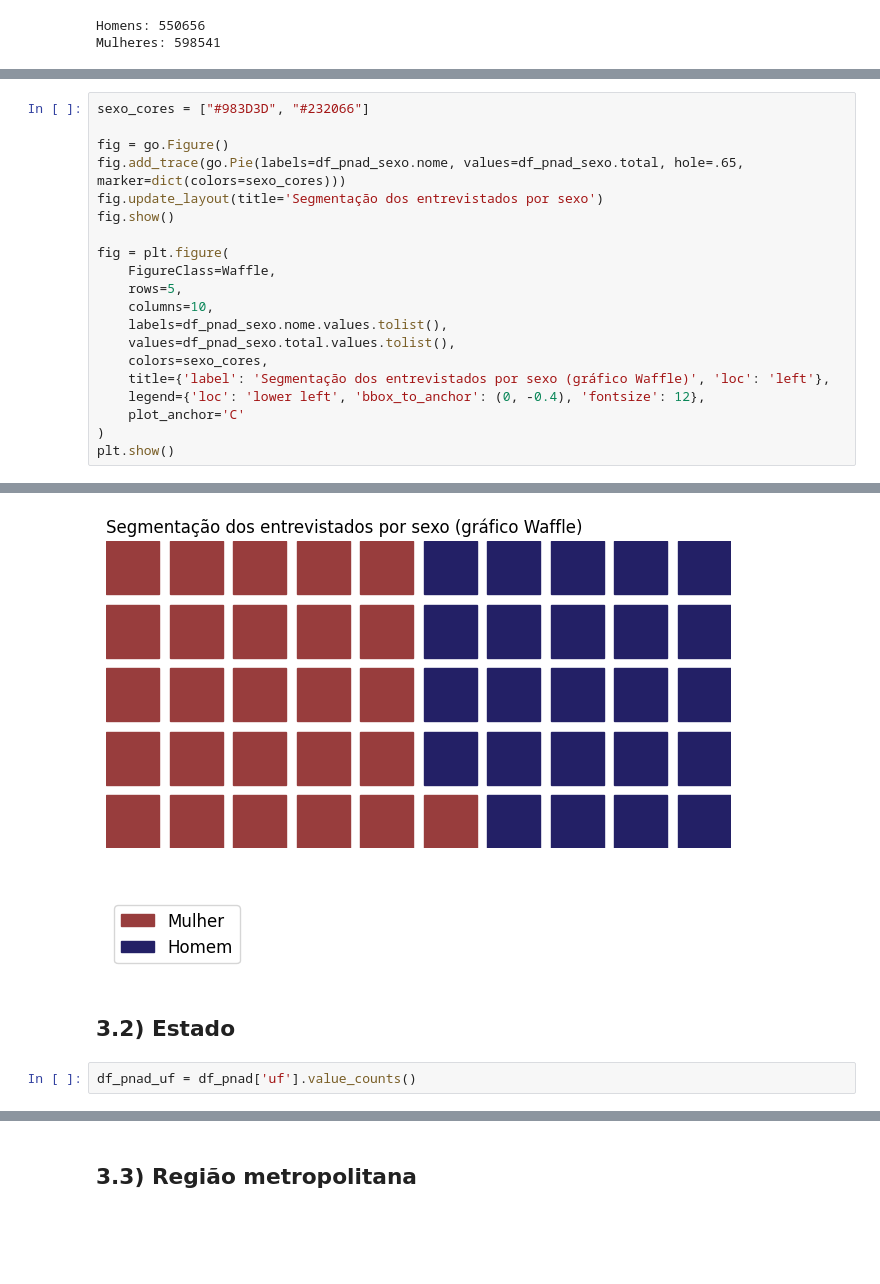
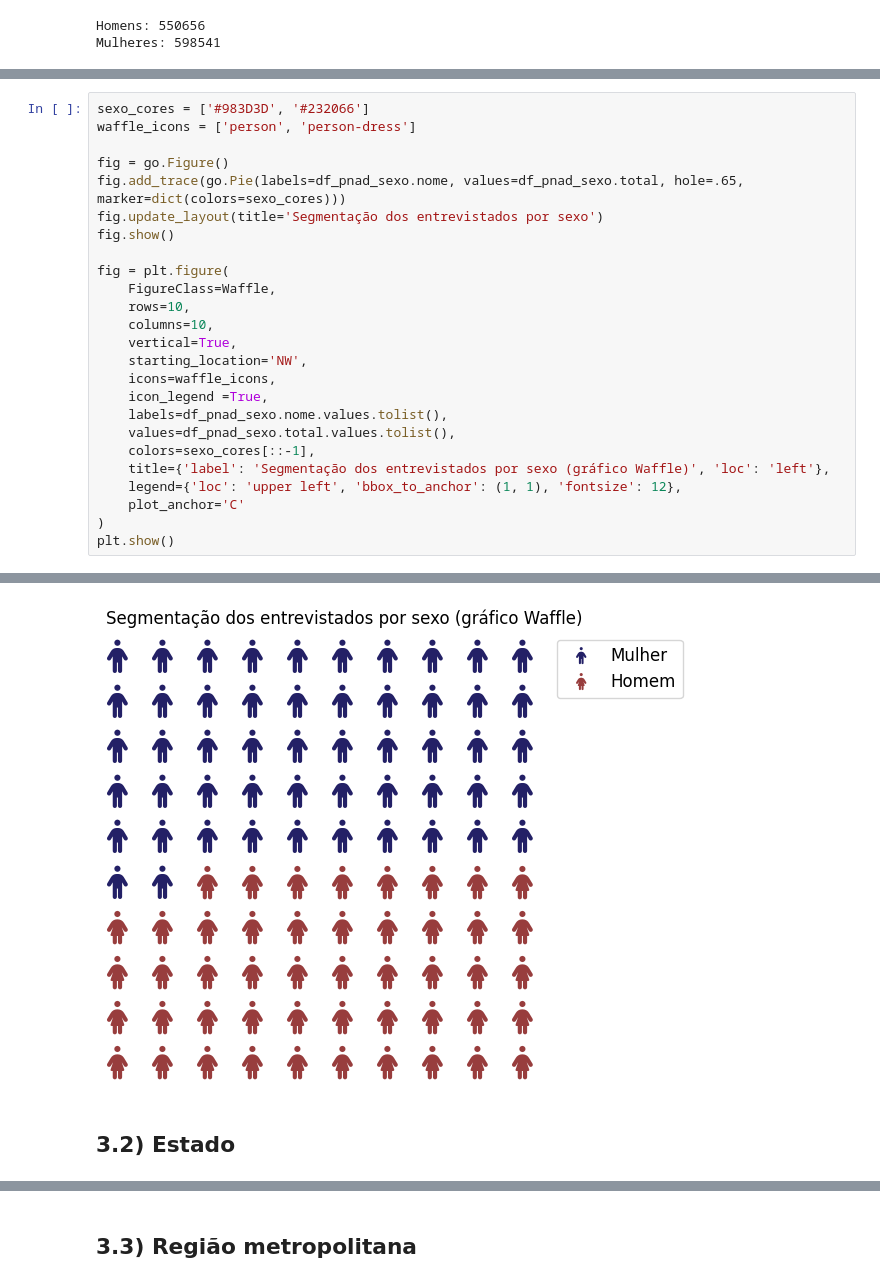
Before and after one commit to dhachcar/postech-tech-challenge-3, a Jupyter notebook: Tech_Challenge_3_Análises_para_o_Streamlit.ipynb, the cells around one changed output, grey strips where cells are left out. Cells and saved outputs as stored; diff of their text form; blank space fills up the shorter version.

```diff
--- a/Tech_Challenge_3_Análises_para_o_Streamlit.ipynb
+++ b/Tech_Challenge_3_Análises_para_o_Streamlit.ipynb
@@ -265,29 +265,32 @@ df_pnad_sexo
 | 0 | 2 | 598541 | Mulher |
 | 1 | 1 | 550656 | Homem |
 # %%
-sexo_cores = ["#983D3D", "#232066"]
+sexo_cores = ['#983D3D', '#232066']
+waffle_icons = ['person', 'person-dress']
 
 fig = go.Figure()
 fig.add_trace(go.Pie(labels=df_pnad_sexo.nome, values=df_pnad_sexo.total, hole=.65, marker=dict(colors=sexo_cores)))
 fig.update_layout(title='Segmentação dos entrevistados por sexo')
 fig.show()
 
 fig = plt.figure(
     FigureClass=Waffle,
-    rows=5,
+    rows=10,
     columns=10,
+    vertical=True,
+    starting_location='NW',
+    icons=waffle_icons,
+    icon_legend =True,
     labels=df_pnad_sexo.nome.values.tolist(),
     values=df_pnad_sexo.total.values.tolist(),
-    colors=sexo_cores,
+    colors=sexo_cores[::-1],
     title={'label': 'Segmentação dos entrevistados por sexo (gráfico Waffle)', 'loc': 'left'},
-    legend={'loc': 'lower left', 'bbox_to_anchor': (0, -0.4), 'fontsize': 12},
+    legend={'loc': 'upper left', 'bbox_to_anchor': (1, 1), 'fontsize': 12},
     plot_anchor='C'
 )
 plt.show()
 # %% [output]
 [interactive output not drawn]
-[figure, old version]
+[figure, new version]
 # %% [markdown]
 ## 3.2) Estado
-# %%
-df_pnad_uf = df_pnad['uf'].value_counts()
```
Also changed, not shown: parts of 32 cells of this notebook.
